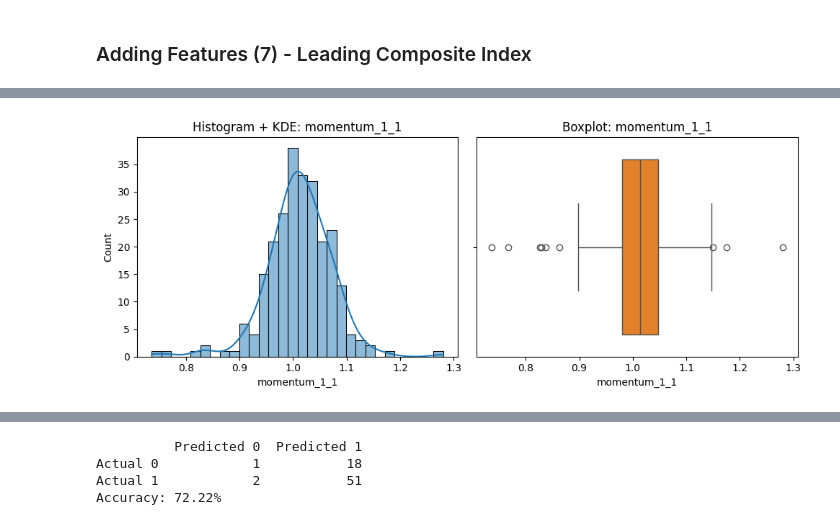
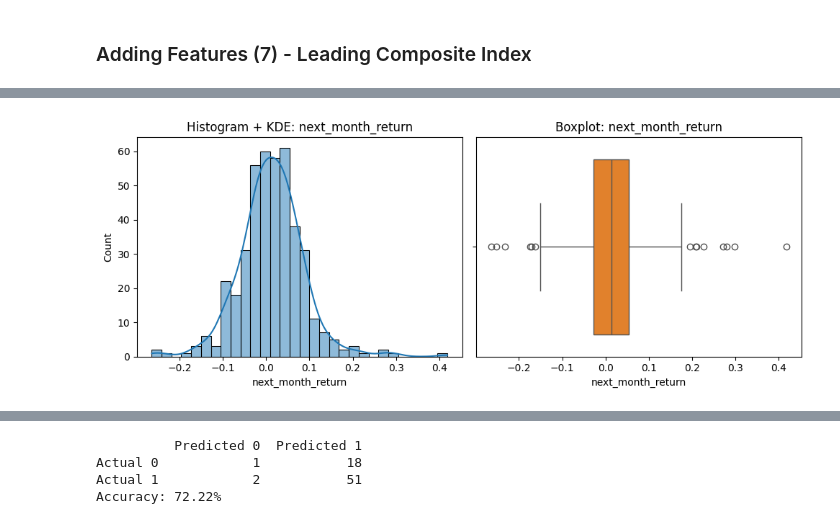
Before and after one commit to rajmehta982/indian_market_regimes, a Jupyter notebook: market_regime_notebook.ipynb, the cells around one changed output, grey strips where cells are left out. Cells and saved outputs as stored; diff of their text form; code cells hidden in the pictures.

```diff
--- a/market_regime_notebook.ipynb
+++ b/market_regime_notebook.ipynb
@@ -388,0 +571,8 @@ display(gdp_data_df.head())
+# %%
+fpi_inflows = pd.read_excel("./data/fpi_inflows.xlsx")
+fpi_inflows["Date"] = pd.to_datetime(fpi_inflows["Date"])
+fpi_inflows = fpi_inflows.set_index("Date")
+
+features_df_list.append(fpi_inflows[['FPI_Inflow']])
+
+fpi_inflows.tail()
@@ -389,6 +645,8 @@ display(gdp_data_df.head())
 # %%
 for feature_df in features_df_list:
+    print(
+        f"{feature_df.columns[0]}: Start Date = {feature_df.index.min().strftime('%Y-%m-%d')}, "
+        f"End Date = {feature_df.index.max().strftime('%Y-%m-%d')}"
+    )
     market_data = pd.merge(market_data, feature_df, left_index=True, right_index=True, how='left')
-
-market_data.head()
 # %% [output]
@@ -401,0 +663,9 @@ market_data.head()
+# %%
+market_data['Nominal GDP'] = market_data['^NSEI']/market_data['Nominal GDP'] #market cap to GDP ratio
+
+# Use pct change where needed
+market_data['USDINR=X'] = market_data['USDINR=X'].pct_change()
+market_data['World_Equity'] = market_data['World_Equity'].pct_change()
+market_data['P/E'] = market_data['P/E'].pct_change()
+
+market_data.head()
@@ -402,5 +688,6 @@ market_data.head()
 # %%
-market_data['USDINR=X'] = market_data['USDINR=X'].pct_change()
-market_data['World_Equity'] = market_data['World_Equity'].pct_change()
-market_data['BSE Sensex CAPE 5'] = market_data['BSE Sensex CAPE 5'].pct_change()
-market_data['GDP'] = market_data['^NSEI']/market_data['GDP']
+market_data_macro = market_data[macro_columns + ['next_month_return']]
+market_data_macro_2 = market_data[macro_columns_2 + ['next_month_return']]
+market_data_macro_3 = market_data[macro_columns_3 + ['next_month_return']]
+market_data_sentiment = market_data[sentiment_columns + ['next_month_return']]
+market_data_idiosyncratic = market_data[idiosyncratic_columns + ['next_month_return']]
@@ -477,26 +754,26 @@ ValueError: Could not interpret value `momentum_12_1` for `x`. An entry with thi
 # %%
-col = 'momentum_1_1'
-data = market_data_clean[col]
+col = 'next_month_return'
+data = market_data[col]
 
 import matplotlib.pyplot as plt
 import seaborn as sns
 
 plt.figure(figsize=(10,4))
 
 # Histogram with KDE
 plt.subplot(1,2,1)
 sns.histplot(data, bins=30, kde=True, color='C0')
 plt.title(f'Histogram + KDE: {col}')
 plt.xlabel(col)
 plt.ylabel('Count')
 
 # Boxplot
 plt.subplot(1,2,2)
 sns.boxplot(x=data, color='C1')
 plt.title(f'Boxplot: {col}')
 plt.xlabel(col)
 
 plt.tight_layout()
 plt.show()
 # %% [output]
-[figure, old version]
+[figure, new version]
```
Also changed, not shown: parts of 84 cells of this notebook.
